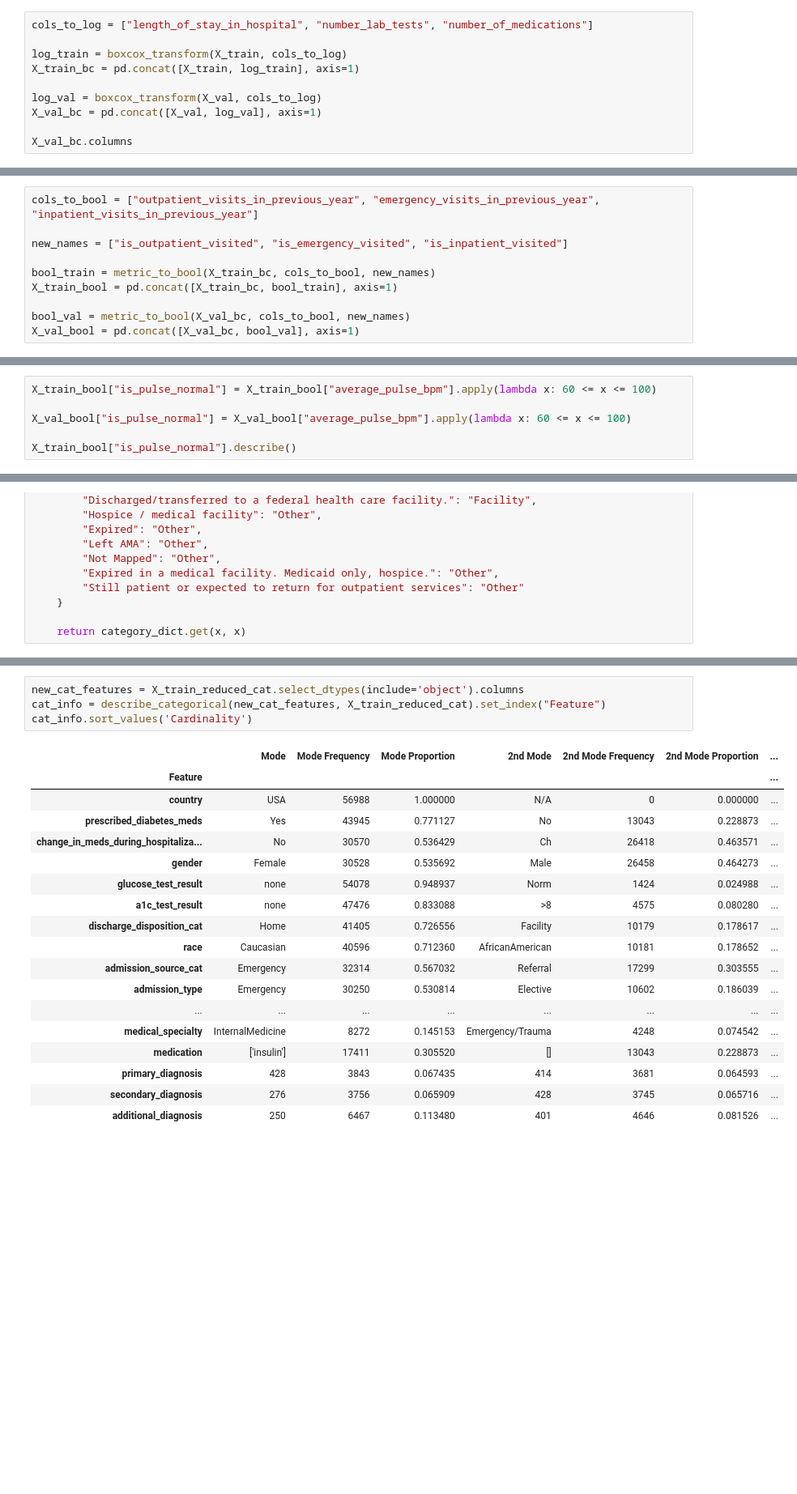
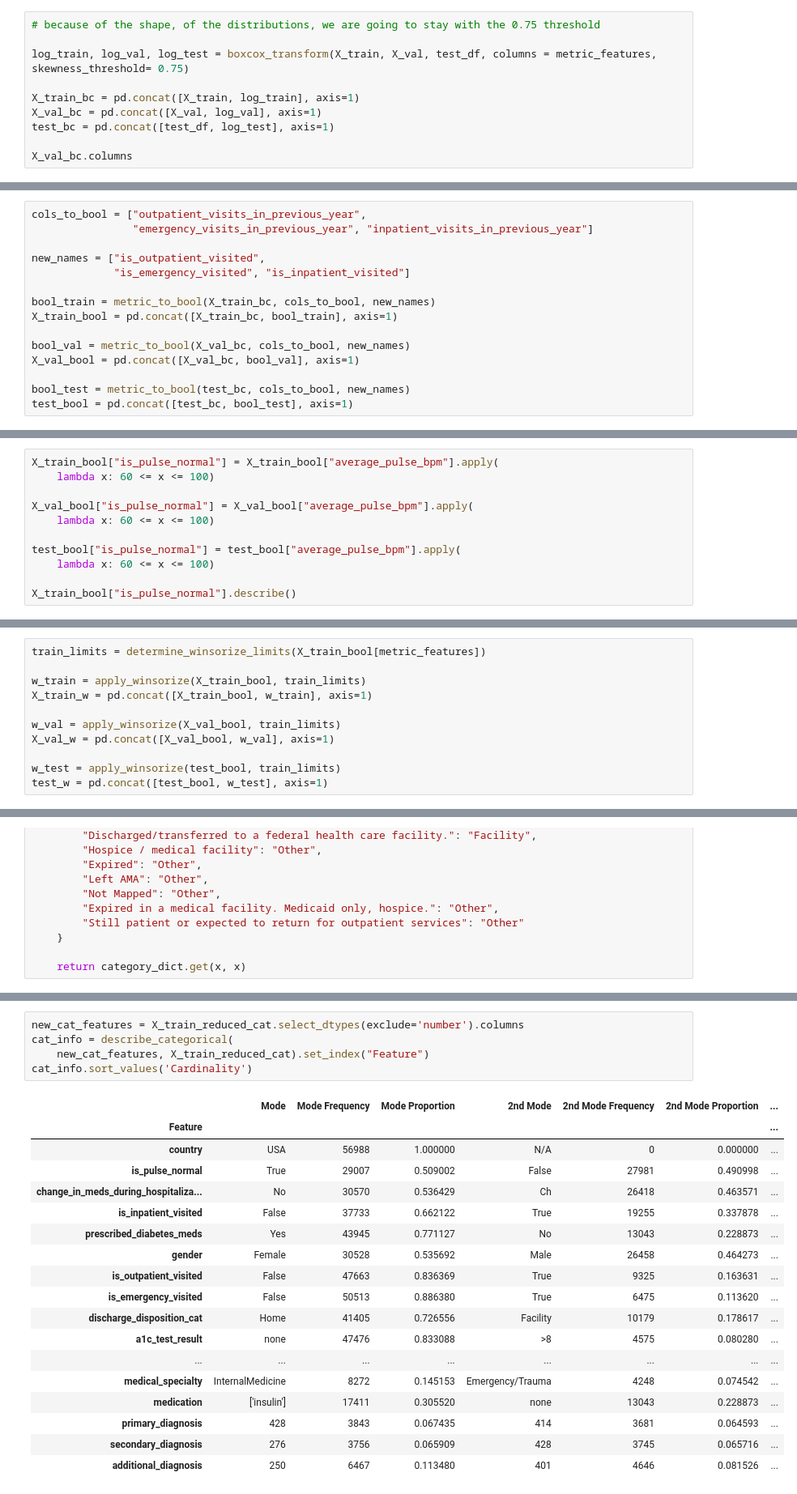
Before and after one commit to FabianRomero6/hospital-readmission-v2, a Jupyter notebook: notebooks/pre-processing.ipynb, the cells around one changed output, grey strips where cells are left out. Shown at 81% size. Cells and saved outputs as stored; diff of their text form; blank space fills up the shorter version.

```diff
--- a/notebooks/pre-processing.ipynb
+++ b/notebooks/pre-processing.ipynb
@@ -388,11 +479,11 @@ def boxcox_transform(target: pd.DataFrame, columns: list):
 # %%
-cols_to_log = ["length_of_stay_in_hospital", "number_lab_tests", "number_of_medications"]
+# because of the shape, of the distributions, we are going to stay with the 0.75 threshold
 
-log_train = boxcox_transform(X_train, cols_to_log)
+log_train, log_val, log_test = boxcox_transform(X_train, X_val, test_df, columns = metric_features, skewness_threshold= 0.75)
+
 X_train_bc = pd.concat([X_train, log_train], axis=1)
-
-log_val = boxcox_transform(X_val, cols_to_log)
 X_val_bc = pd.concat([X_val, log_val], axis=1)
+test_bc = pd.concat([test_df, log_test], axis=1)
 
 X_val_bc.columns
 # %% [output]
@@ -417,13 +511,18 @@ def metric_to_bool(target, columns, new_names):
     new_df.index = target.index
     return new_df
 # %%
-cols_to_bool = ["outpatient_visits_in_previous_year", "emergency_visits_in_previous_year", "inpatient_visits_in_previous_year"]
+cols_to_bool = ["outpatient_visits_in_previous_year",
+                "emergency_visits_in_previous_year", "inpatient_visits_in_previous_year"]
 
-new_names = ["is_outpatient_visited", "is_emergency_visited", "is_inpatient_visited"]
+new_names = ["is_outpatient_visited",
+             "is_emergency_visited", "is_inpatient_visited"]
 
 bool_train = metric_to_bool(X_train_bc, cols_to_bool, new_names)
 X_train_bool = pd.concat([X_train_bc, bool_train], axis=1)
 
 bool_val = metric_to_bool(X_val_bc, cols_to_bool, new_names)
 X_val_bool = pd.concat([X_val_bc, bool_val], axis=1)
+
+bool_test = metric_to_bool(test_bc, cols_to_bool, new_names)
+test_bool = pd.concat([test_bc, bool_test], axis=1)
 # %% [markdown]
@@ -431,7 +530,12 @@ a normal bpm is between 60-100 bpms [*source:wikipedia/hear_rate*](https://en.wi
 # %%
-X_train_bool["is_pulse_normal"] = X_train_bool["average_pulse_bpm"].apply(lambda x: 60 <= x <= 100)
+X_train_bool["is_pulse_normal"] = X_train_bool["average_pulse_bpm"].apply(
+    lambda x: 60 <= x <= 100)
 
-X_val_bool["is_pulse_normal"] = X_val_bool["average_pulse_bpm"].apply(lambda x: 60 <= x <= 100)
+X_val_bool["is_pulse_normal"] = X_val_bool["average_pulse_bpm"].apply(
+    lambda x: 60 <= x <= 100)
+
+test_bool["is_pulse_normal"] = test_bool["average_pulse_bpm"].apply(
+    lambda x: 60 <= x <= 100)
 
 X_train_bool["is_pulse_normal"].describe()
 # %% [output]
@@ -463,3 +583,14 @@ Name: number_diagnoses, dtype: float64
+# %%
+train_limits = determine_winsorize_limits(X_train_bool[metric_features])
+
+w_train = apply_winsorize(X_train_bool, train_limits)
+X_train_w = pd.concat([X_train_bool, w_train], axis=1)
+
+w_val = apply_winsorize(X_val_bool, train_limits)
+X_val_w = pd.concat([X_val_bool, w_val], axis=1)
+
+w_test = apply_winsorize(test_bool, train_limits)
+test_w = pd.concat([test_bool, w_test], axis=1)
 # %% [markdown]
 ### Reducing Dimentionality of Categorical Features
 # %%
@@ -597,23 +749,24 @@ X_val_reduced_cat["admission_source_cat"] = X_val_reduced_cat["admission_source"
 # %%
-new_cat_features = X_train_reduced_cat.select_dtypes(include='object').columns
-cat_info = describe_categorical(new_cat_features, X_train_reduced_cat).set_index("Feature")
+new_cat_features = X_train_reduced_cat.select_dtypes(exclude='number').columns
+cat_info = describe_categorical(
+    new_cat_features, X_train_reduced_cat).set_index("Feature")
 cat_info.sort_values('Cardinality')
 # %% [output]
 |  | Mode | Mode Frequency | Mode Proportion | 2nd Mode | 2nd Mode Frequency | 2nd Mode Proportion | ... |
 | Feature |  |  |  |  |  |  | ... |
 | country | USA | 56988 | 1.000000 | N/A | 0 | 0.000000 | ... |
+| is_pulse_normal | True | 29007 | 0.509002 | False | 27981 | 0.490998 | ... |
+| change_in_meds_during_hospitaliza... | No | 30570 | 0.536429 | Ch | 26418 | 0.463571 | ... |
+| is_inpatient_visited | False | 37733 | 0.662122 | True | 19255 | 0.337878 | ... |
 | prescribed_diabetes_meds | Yes | 43945 | 0.771127 | No | 13043 | 0.228873 | ... |
-| change_in_meds_during_hospitaliza... | No | 30570 | 0.536429 | Ch | 26418 | 0.463571 | ... |
 | gender | Female | 30528 | 0.535692 | Male | 26458 | 0.464273 | ... |
-| glucose_test_result | none | 54078 | 0.948937 | Norm | 1424 | 0.024988 | ... |
+| is_outpatient_visited | False | 47663 | 0.836369 | True | 9325 | 0.163631 | ... |
+| is_emergency_visited | False | 50513 | 0.886380 | True | 6475 | 0.113620 | ... |
+| discharge_disposition_cat | Home | 41405 | 0.726556 | Facility | 10179 | 0.178617 | ... |
 | a1c_test_result | none | 47476 | 0.833088 | >8 | 4575 | 0.080280 | ... |
-| discharge_disposition_cat | Home | 41405 | 0.726556 | Facility | 10179 | 0.178617 | ... |
-| race | Caucasian | 40596 | 0.712360 | AfricanAmerican | 10181 | 0.178652 | ... |
-| admission_source_cat | Emergency | 32314 | 0.567032 | Referral | 17299 | 0.303555 | ... |
-| admission_type | Emergency | 30250 | 0.530814 | Elective | 10602 | 0.186039 | ... |
 | ... | ... | ... | ... | ... | ... | ... | ... |
 | medical_specialty | InternalMedicine | 8272 | 0.145153 | Emergency/Trauma | 4248 | 0.074542 | ... |
-| medication | ['insulin'] | 17411 | 0.305520 | [] | 13043 | 0.228873 | ... |
+| medication | ['insulin'] | 17411 | 0.305520 | none | 13043 | 0.228873 | ... |
 | primary_diagnosis | 428 | 3843 | 0.067435 | 414 | 3681 | 0.064593 | ... |
 | secondary_diagnosis | 276 | 3756 | 0.065909 | 428 | 3745 | 0.065716 | ... |
 | additional_diagnosis | 250 | 6467 | 0.113480 | 401 | 4646 | 0.081526 | ... |
```
Also changed, not shown: parts of 60 cells of this notebook, 15 other files.
